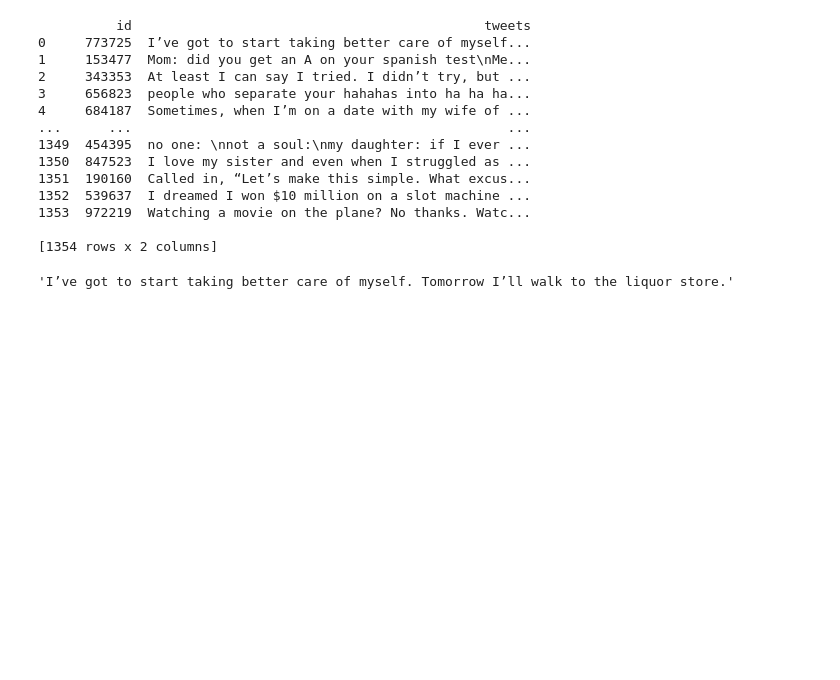
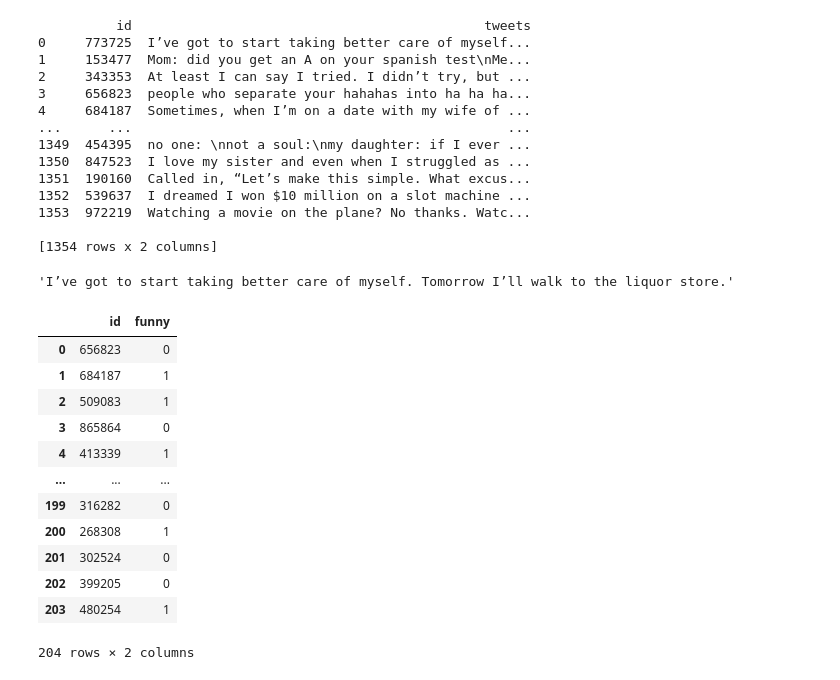
Before and after one commit to layadang/funny-ai, a Jupyter notebook: process-data.ipynb, the cells around one changed output. Cells and saved outputs as stored; diff of their text form; code cells hidden in the pictures; blank space fills up the shorter version.

```diff
--- a/process-data.ipynb
+++ b/process-data.ipynb
@@ -53,3 +53,20 @@ df.to_csv('data/all_tweets.csv', index=False)
 df['tweets'][0]
 # %% [output]
 'I’ve got to start taking better care of myself. Tomorrow I’ll walk to the liquor store.'
+# %%
+done_df = pd.read_csv("data/funny-annotations.csv")
+done_df
+# %% [output]
+|  | id | funny |
+| 0 | 656823 | 0 |
+| 1 | 684187 | 1 |
+| 2 | 509083 | 1 |
+| 3 | 865864 | 0 |
+| 4 | 413339 | 1 |
+| ... | ... | ... |
+| 199 | 316282 | 0 |
+| 200 | 268308 | 1 |
+| 201 | 302524 | 0 |
+| 202 | 399205 | 0 |
+| 203 | 480254 | 1 |
+204 rows × 2 columns
```
Also changed, not shown: parts of 1 cell of this notebook, 1 other file.
